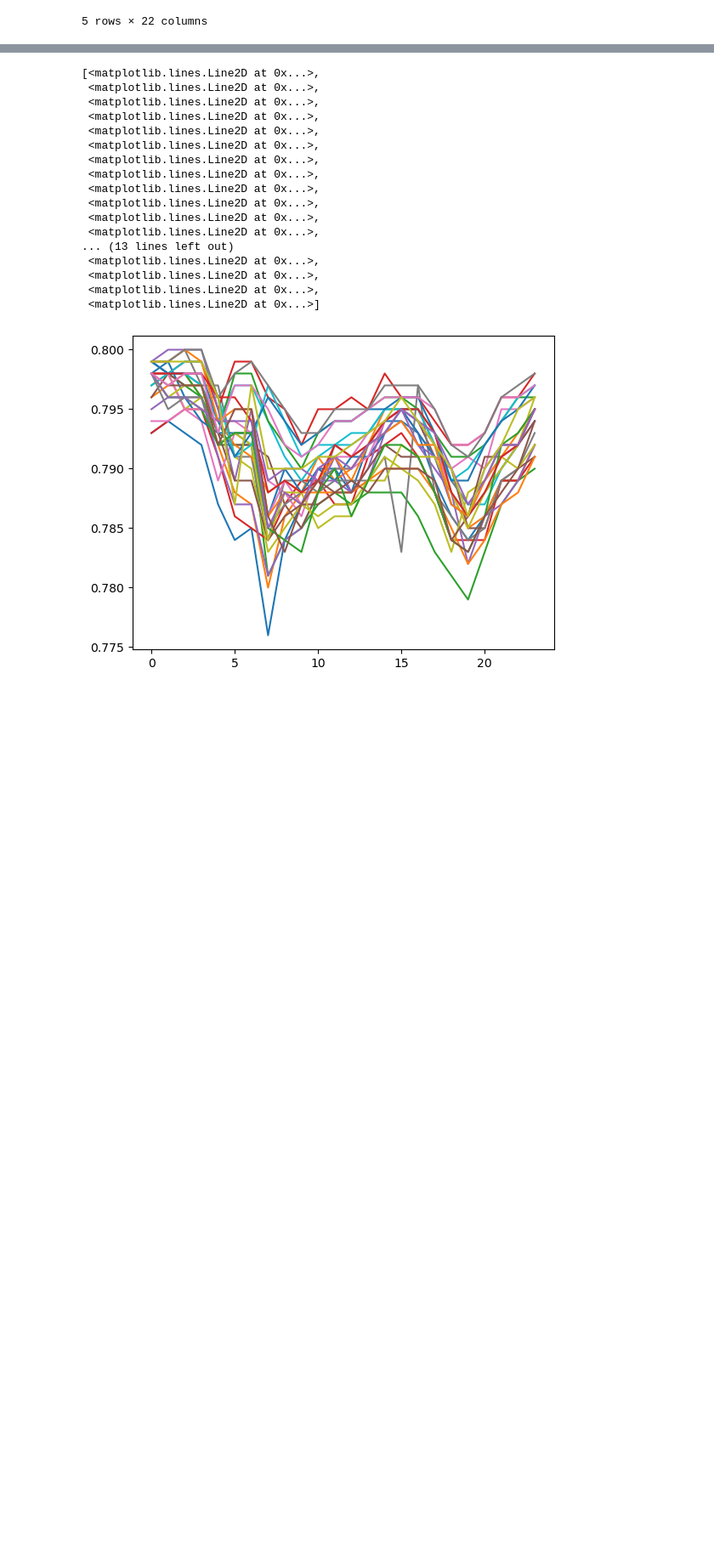
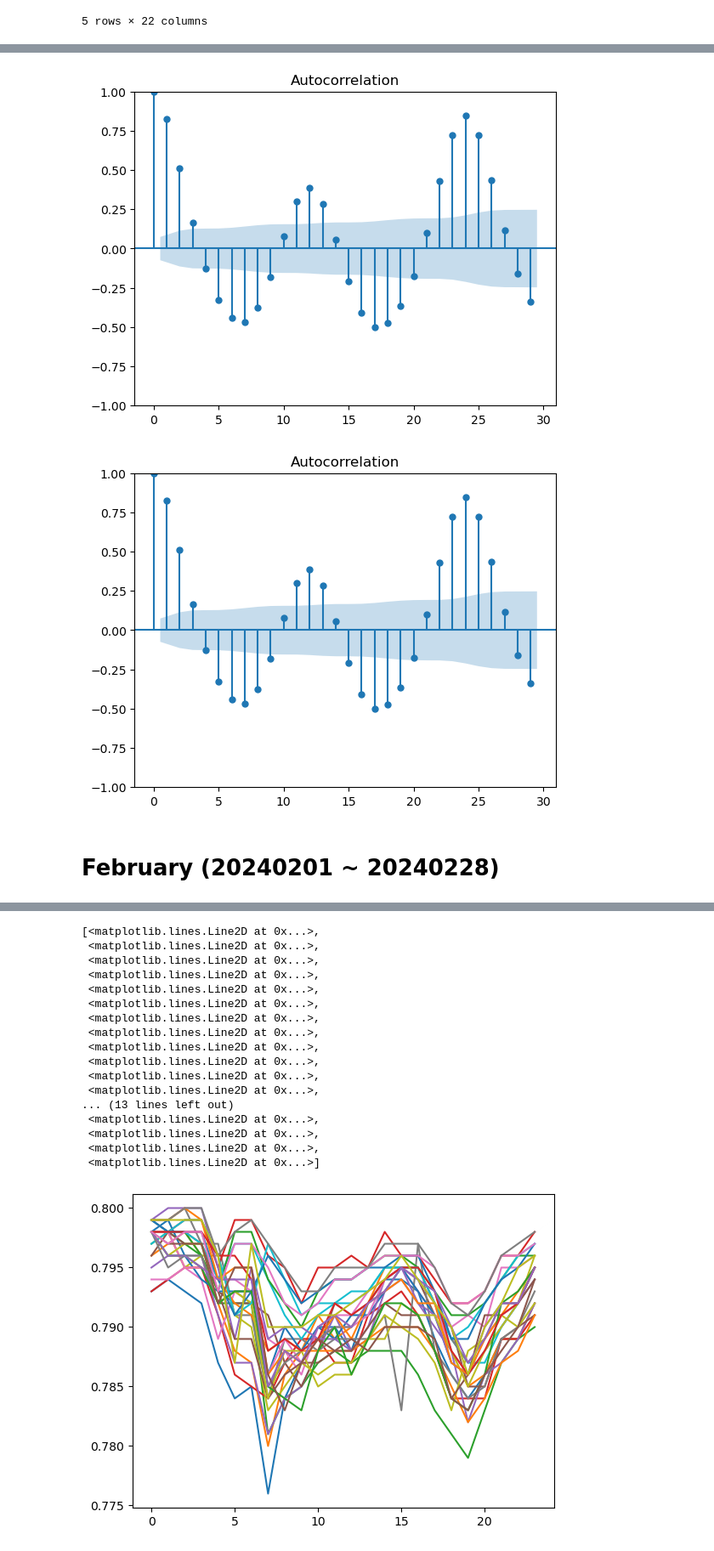
Before and after one commit to annika12302003/titanic-datasets, a Jupyter notebook: Week 4!/CNCITY/CNCITY notebooks/notebooks!!/CNCITY - 6:13:2024.ipynb, the cells around one changed output, grey strips where cells are left out. Shown at 85% size. Cells and saved outputs as stored; diff of their text form; code cells hidden in the pictures; blank space fills up the shorter version.

```diff
--- a/Week 4!/CNCITY/CNCITY notebooks/notebooks!!/CNCITY - 6:13:2024.ipynb
+++ b/Week 4!/CNCITY/CNCITY notebooks/notebooks!!/CNCITY - 6:13:2024.ipynb
@@ -546,0 +568,7 @@ while start_date < 20240430:
+# %%
+plot_acf(final_df_22['pressure_2'])
+# %% [output]
+[figure, added]
+[figure, added]
+# %% [markdown]
+# February (20240201 ~ 20240228)
```
Also changed, not shown: parts of 63 cells of this notebook, 9 other files.
